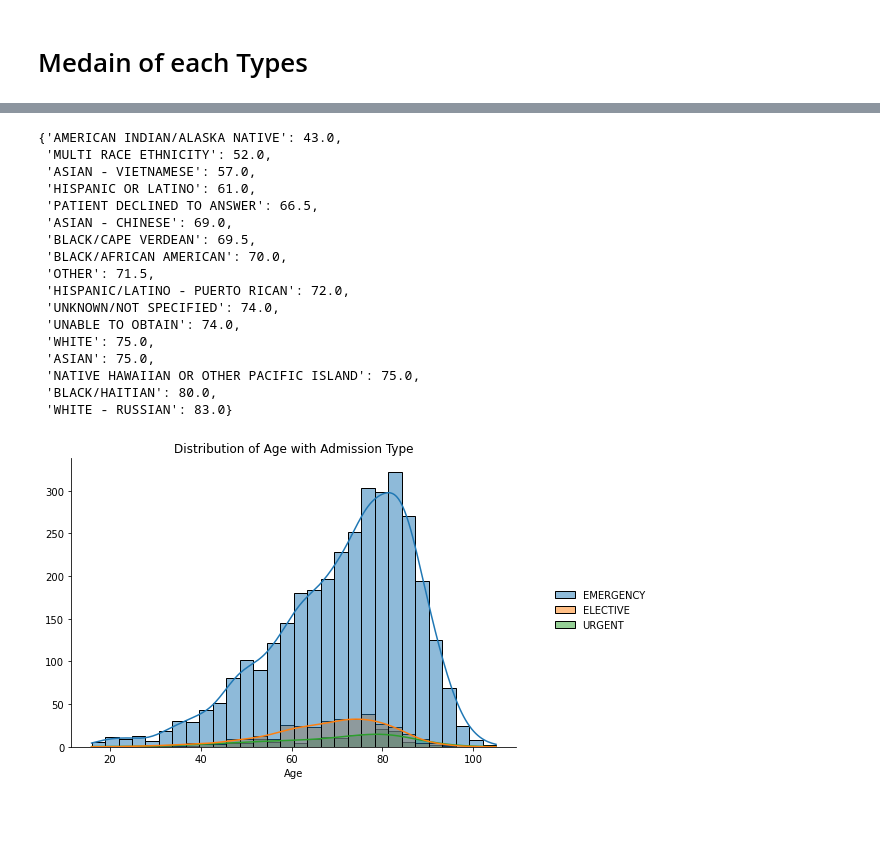
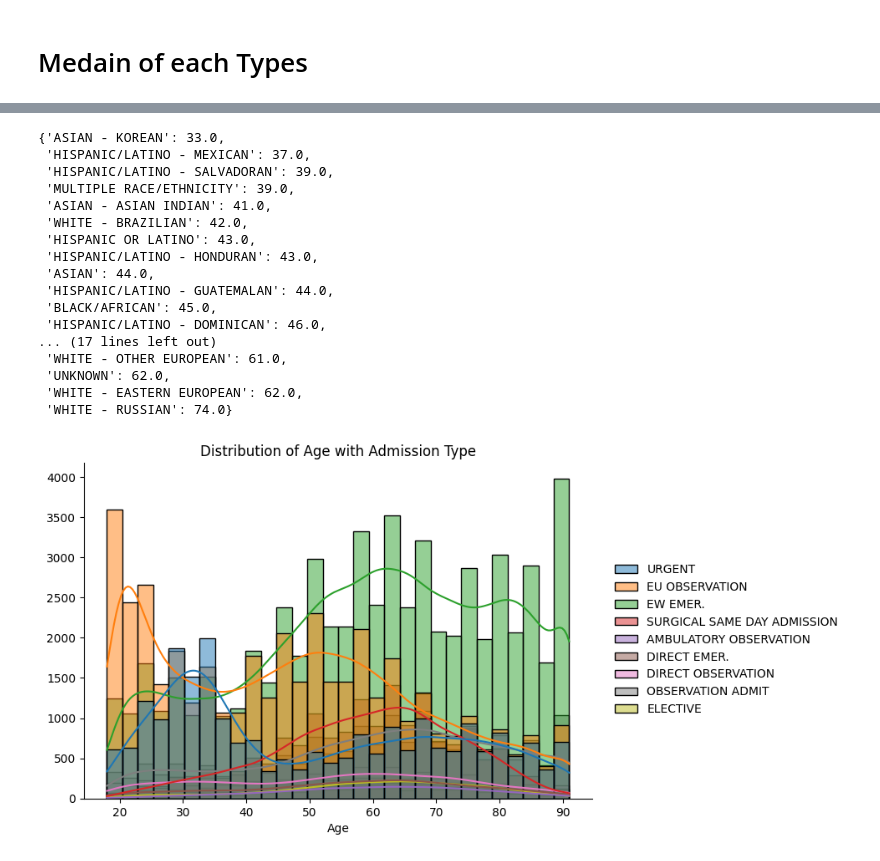
Before and after one commit to BuiHoangTu/Disease_Prediction_MIMIC_II, a Jupyter notebook: 02_Demographics.ipynb, the cells around one changed output, grey strips where cells are left out. Saved outputs shown, nothing was run; the diff lists cells and outputs as text; code cells hidden in the pictures; blank space fills up the shorter version.

```diff
--- a/02_Demographics.ipynb
+++ b/02_Demographics.ipynb
@@ -252,43 +246,43 @@ plt.show()
 # %%
 d = {}
 
-for i in note2_df["ethnicity_descr"].unique():
-    a = mean_calc("ethnicity_descr", i)
+for i in note2_df["race"].unique():
+    a = mean_calc("race", i)
     d[i] = a
 dict(sorted(d.items(), key=lambda item: item[1]))
 # %% [output]
-{'AMERICAN INDIAN/ALASKA NATIVE': 43.0,
- 'MULTI RACE ETHNICITY': 52.0,
- 'ASIAN - VIETNAMESE': 57.0,
- 'HISPANIC OR LATINO': 61.0,
- 'PATIENT DECLINED TO ANSWER': 66.5,
- 'ASIAN - CHINESE': 69.0,
- 'BLACK/CAPE VERDEAN': 69.5,
- 'BLACK/AFRICAN AMERICAN': 70.0,
- 'OTHER': 71.5,
- 'HISPANIC/LATINO - PUERTO RICAN': 72.0,
- 'UNKNOWN/NOT SPECIFIED': 74.0,
- 'UNABLE TO OBTAIN': 74.0,
- 'WHITE': 75.0,
- 'ASIAN': 75.0,
- 'NATIVE HAWAIIAN OR OTHER PACIFIC ISLAND': 75.0,
- 'BLACK/HAITIAN': 80.0,
- 'WHITE - RUSSIAN': 83.0}
+{'ASIAN - KOREAN': 33.0,
+ 'HISPANIC/LATINO - MEXICAN': 37.0,
+ 'HISPANIC/LATINO - SALVADORAN': 39.0,
+ 'MULTIPLE RACE/ETHNICITY': 39.0,
+ 'ASIAN - ASIAN INDIAN': 41.0,
+ 'WHITE - BRAZILIAN': 42.0,
+ 'HISPANIC OR LATINO': 43.0,
+ 'HISPANIC/LATINO - HONDURAN': 43.0,
+ 'ASIAN': 44.0,
+ 'HISPANIC/LATINO - GUATEMALAN': 44.0,
+ 'BLACK/AFRICAN': 45.0,
+ 'HISPANIC/LATINO - DOMINICAN': 46.0,
+... (17 lines left out)
+ 'WHITE - OTHER EUROPEAN': 61.0,
+ 'UNKNOWN': 62.0,
+ 'WHITE - EASTERN EUROPEAN': 62.0,
+ 'WHITE - RUSSIAN': 74.0}
 # %%
-sns.displot(data = note2_df, x = "age_at_adm", bins = 30 , hue = 'admission_type_descr',
+sns.displot(data = note2_df, x = "anchor_age", bins = 30 , hue = 'admission_type',
             kde = True, height =4.75, aspect = 1.5).legend.set_title(None)
 
 plt.xlabel(x:="Age")
 plt.ylabel(y:="")
 
 plt.title(t:="Distribution of Age with Admission Type")
 plt.xticks(rotation=0)
 
-plt.savefig(f"EDA_{t}.jpeg", bbox_inches = "tight")
+plt.savefig(POST_PROCESS_PATH + f"EDA_{t}.jpeg", bbox_inches = "tight")
 
 plt.show()
 # %% [output]
-[figure, old version]
+[figure, new version]
 # %%
 d = {}
 
```
Also changed, not shown: parts of 8 cells of this notebook.
